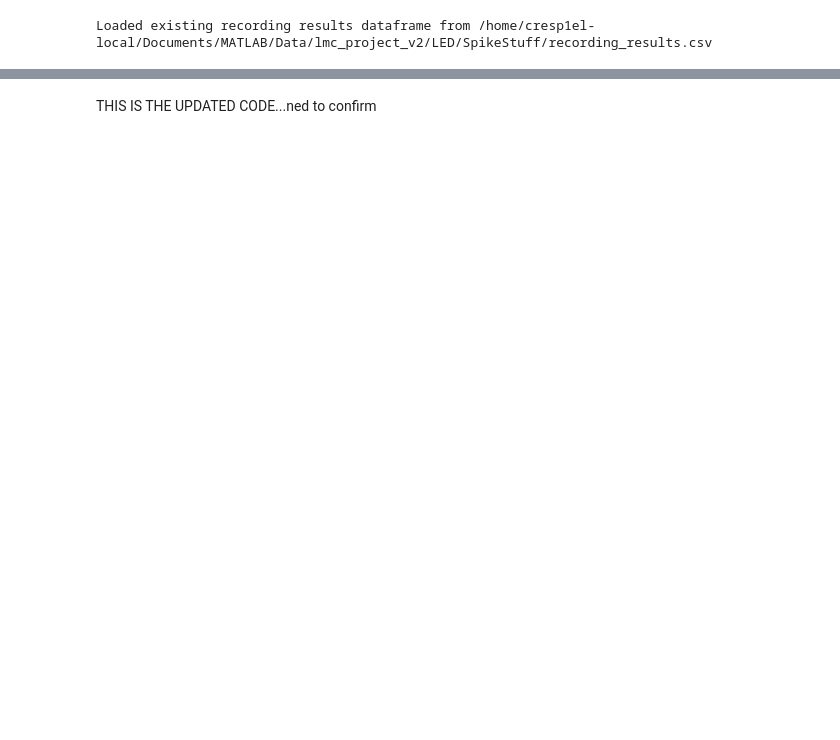
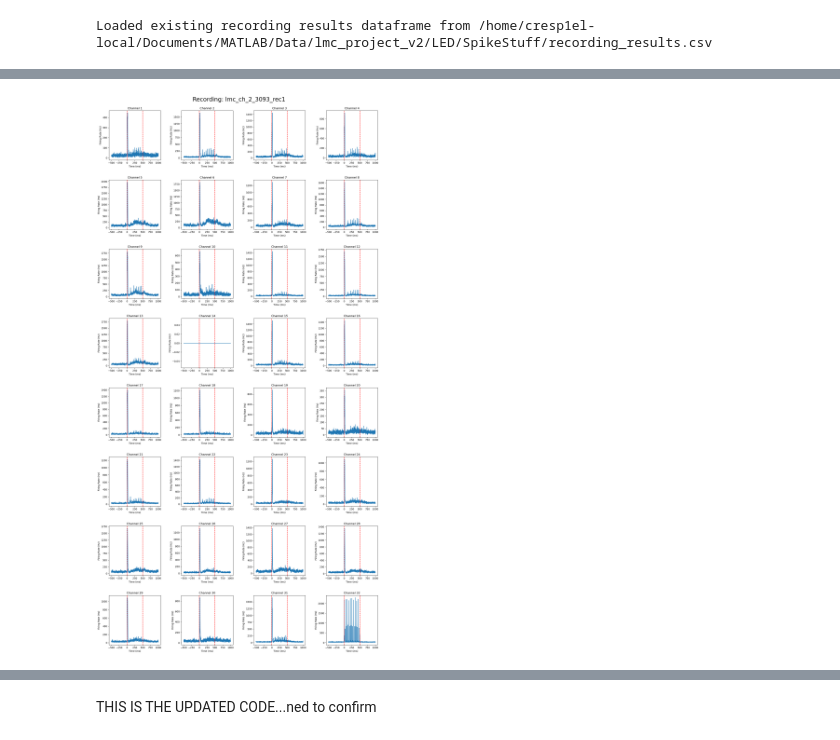
Before and after one commit to ecresp1el/mua_analysis, a Jupyter notebook: notebooks/proceesing_data_opto.ipynb, the cells around one changed output, grey strips where cells are left out. Cells and saved outputs as stored; diff of their text form; code cells hidden in the pictures; blank space fills up the shorter version.

```diff
--- a/notebooks/proceesing_data_opto.ipynb
+++ b/notebooks/proceesing_data_opto.ipynb
@@ -56,0 +57,4 @@ analysis.recording_results_df
+# %%
+analysis.calculate_psth_and_plot('lmc_ch_2_3093_rec1', estimated_firing_rates, stim_id=4)
+# %% [output]
+[figure, added]
```
Also changed, not shown: parts of 34 cells of this notebook, 1 other file.
